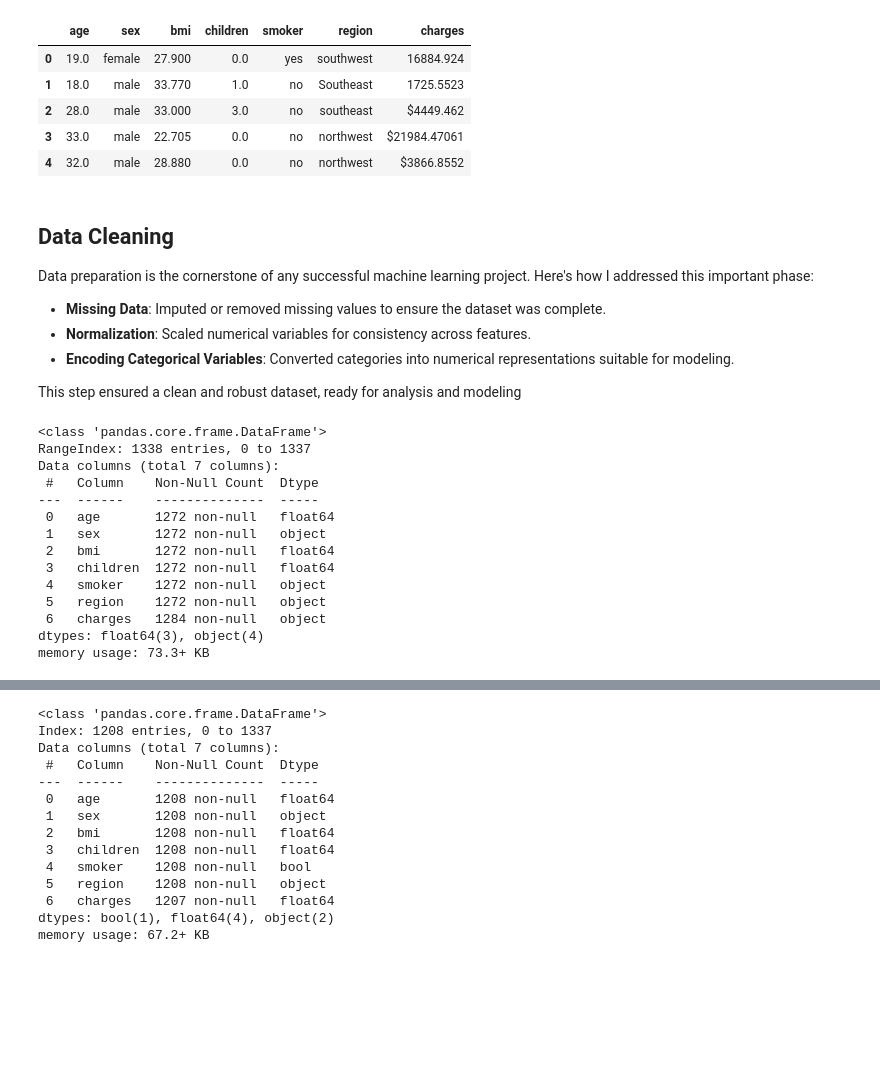
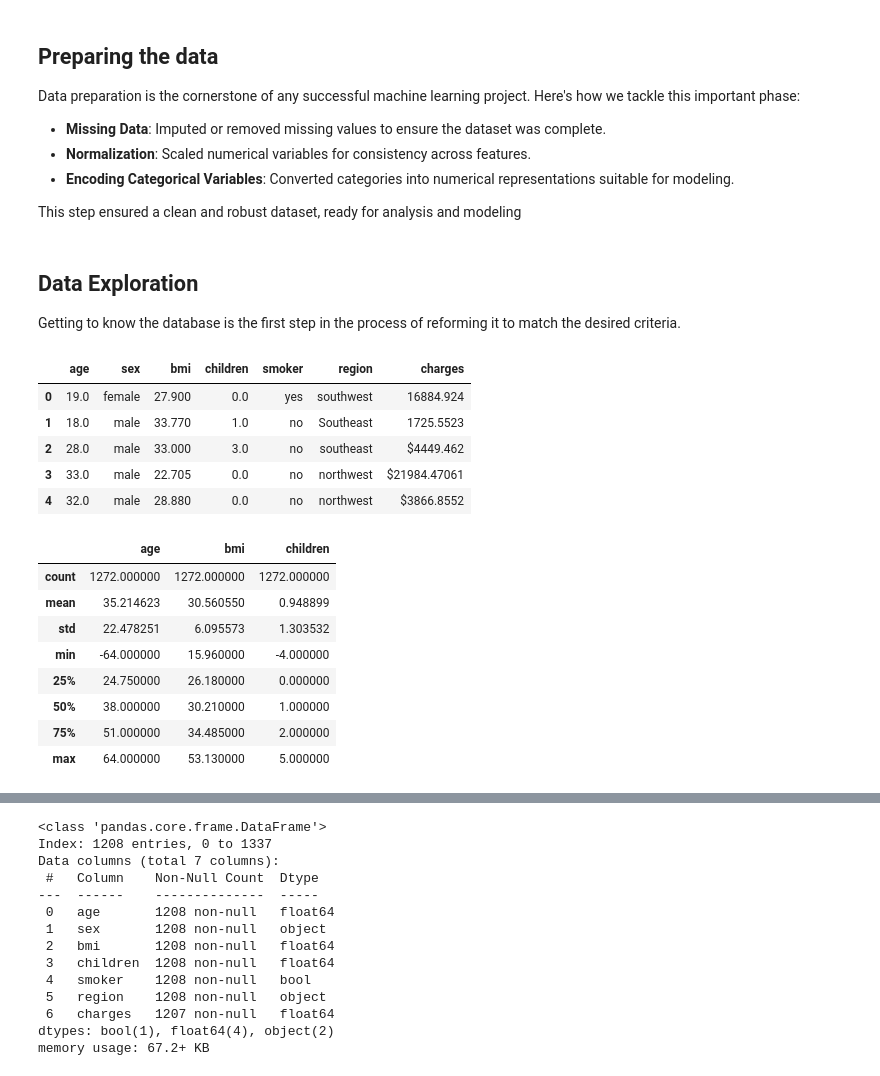
Before and after one commit to IlionAcre/healthcare-regression, a Jupyter notebook: healthcare_regression/_build/jupyter_execute/healthcare_regression.ipynb, the cells around one changed output, grey strips where cells are left out. Drawn from its saved outputs; the diff is of its cells as text; code cells hidden in the pictures; blank space fills up the shorter version.

```diff
--- a/healthcare_regression/_build/jupyter_execute/healthcare_regression.ipynb
+++ b/healthcare_regression/_build/jupyter_execute/healthcare_regression.ipynb
@@ -32,38 +32,38 @@ from sklearn.metrics import r2_score, root_mean_squared_error, mean_absolute_err
 # %%
 insurance_data_path = 'insurance.csv'
 insurance = pd.read_csv(insurance_data_path)
-insurance.head()
-# %% [output]
-|  | age | sex | bmi | children | smoker | region | charges |
-| 0 | 19.0 | female | 27.900 | 0.0 | yes | southwest | 16884.924 |
-| 1 | 18.0 | male | 33.770 | 1.0 | no | Southeast | 1725.5523 |
-| 2 | 28.0 | male | 33.000 | 3.0 | no | southeast | $4449.462 |
-| 3 | 33.0 | male | 22.705 | 0.0 | no | northwest | $21984.47061 |
-| 4 | 32.0 | male | 28.880 | 0.0 | no | northwest | $3866.8552 |
 # %% [markdown]
-## **Data Cleaning**
-Data preparation is the cornerstone of any successful machine learning project. Here's how I addressed this important phase:
+## **Preparing the data**
+Data preparation is the cornerstone of any successful machine learning project. Here's how we tackle this important phase:
 - **Missing Data**: Imputed or removed missing values to ensure the dataset was complete.
 - **Normalization**: Scaled numerical variables for consistency across features.
 - **Encoding Categorical Variables**: Converted categories into numerical representations suitable for modeling.
 
 This step ensured a clean and robust dataset, ready for analysis and modeling
+# %% [markdown]
+## Data Exploration
+
+Getting to know the database is the first step in the process of reforming it to match the desired criteria.
 # %%
 insurance_filled = insurance.copy().dropna()
 
-insurance.info()
+insurance.head()
 # %% [output]
-<class 'pandas.core.frame.DataFrame'>
-RangeIndex: 1338 entries, 0 to 1337
-Data columns (total 7 columns):
- #   Column    Non-Null Count  Dtype
----  ------    --------------  -----
- 0   age       1272 non-null   float64
- 1   sex       1272 non-null   object
- 2   bmi       1272 non-null   float64
- 3   children  1272 non-null   float64
- 4   smoker    1272 non-null   object
- 5   region    1272 non-null   object
- 6   charges   1284 non-null   object
-dtypes: float64(3), object(4)
-memory usage: 73.3+ KB
+|  | age | sex | bmi | children | smoker | region | charges |
+| 0 | 19.0 | female | 27.900 | 0.0 | yes | southwest | 16884.924 |
+| 1 | 18.0 | male | 33.770 | 1.0 | no | Southeast | 1725.5523 |
+| 2 | 28.0 | male | 33.000 | 3.0 | no | southeast | $4449.462 |
+| 3 | 33.0 | male | 22.705 | 0.0 | no | northwest | $21984.47061 |
+| 4 | 32.0 | male | 28.880 | 0.0 | no | northwest | $3866.8552 |
+# %%
+insurance.describe()
+# %% [output]
+|  | age | bmi | children |
+| count | 1272.000000 | 1272.000000 | 1272.000000 |
+| mean | 35.214623 | 30.560550 | 0.948899 |
+| std | 22.478251 | 6.095573 | 1.303532 |
+| min | -64.000000 | 15.960000 | -4.000000 |
+| 25% | 24.750000 | 26.180000 | 0.000000 |
+| 50% | 38.000000 | 30.210000 | 1.000000 |
+| 75% | 51.000000 | 34.485000 | 2.000000 |
+| max | 64.000000 | 53.130000 | 5.000000 |
```
Also changed, not shown: parts of 25 cells of this notebook, 11 other files.
